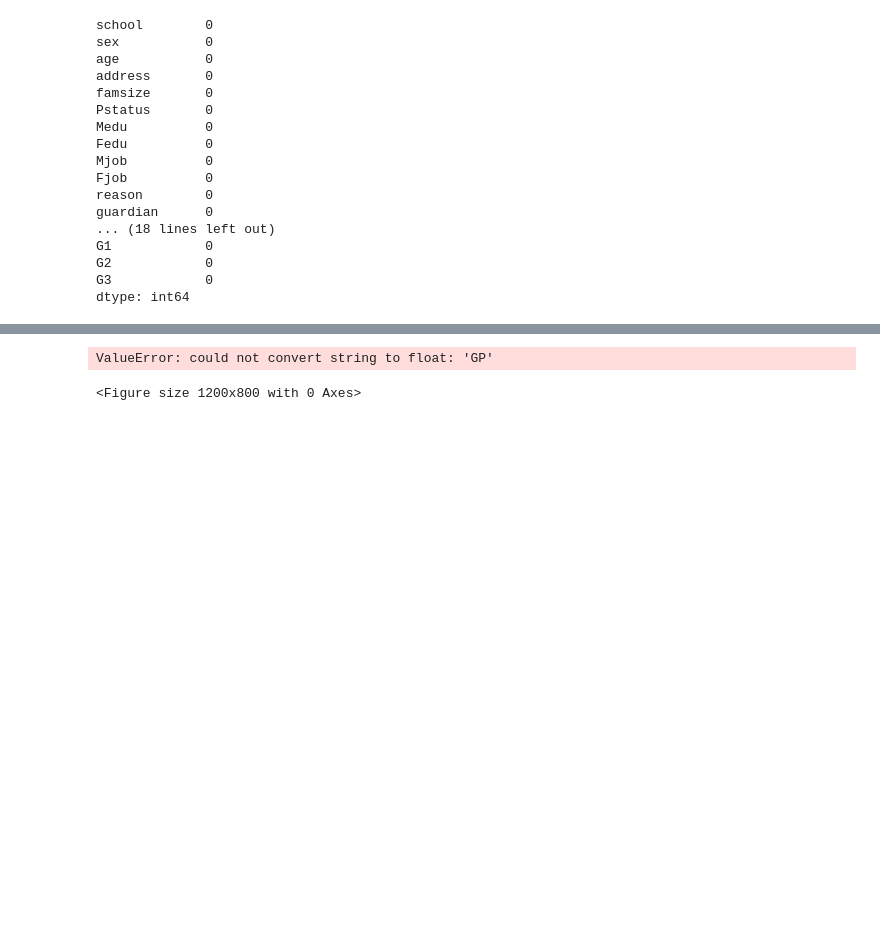
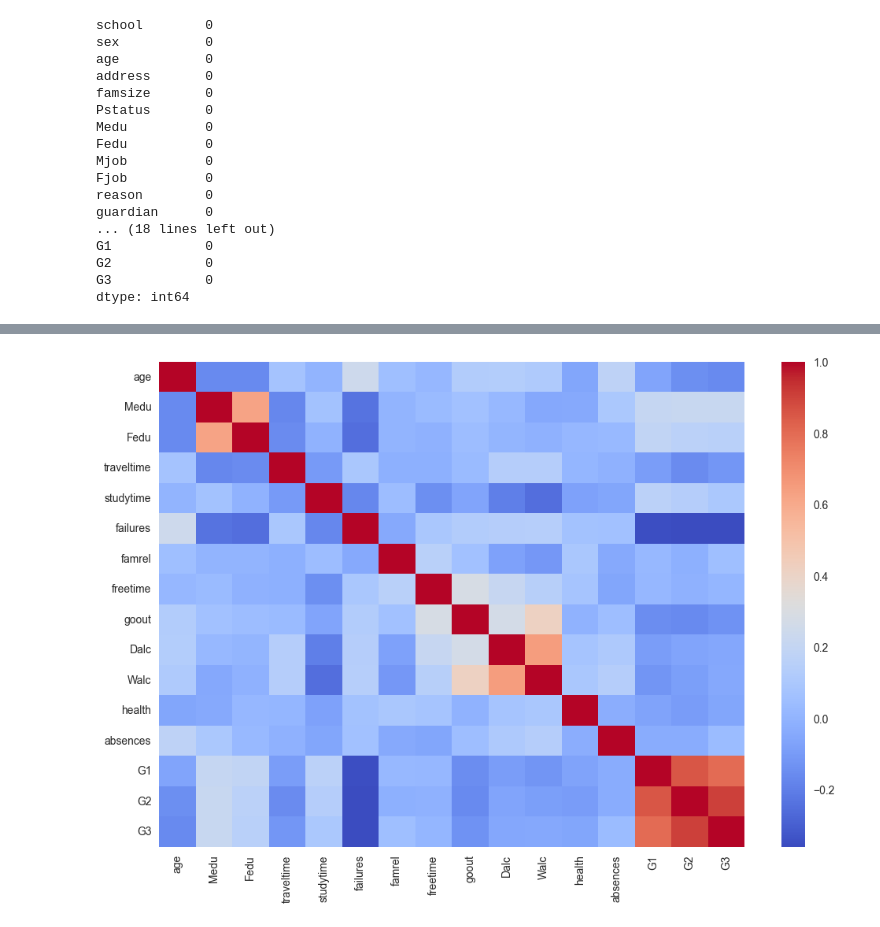
Before and after one commit to chithira67/student-performance-ml, a Jupyter notebook: notebooks/01_EDA.ipynb, the cells around one changed output, grey strips where cells are left out. Saved outputs shown, nothing was run; the diff lists cells and outputs as text; code cells hidden in the pictures; blank space fills up the shorter version.

```diff
--- a/notebooks/01_EDA.ipynb
+++ b/notebooks/01_EDA.ipynb
@@ -84,11 +84,10 @@ df.describe()
 | max | 22.000000 | 4.000000 | 4.000000 | 4.000000 | 4.000000 | 3.000000 | 5.000000 | 5.000000 | 5.000000 | 5.000000 | ... |
 # %%
 plt.figure(figsize=(12,8))
-sns.heatmap(df.corr(), annot=False, cmap="coolwarm")
+sns.heatmap(df.select_dtypes(include='number').corr(), annot=False, cmap="coolwarm")
 plt.show()
 # %% [output]
-ValueError: could not convert string to float: 'GP'
-<Figure size 1200x800 with 0 Axes>
+[figure, added]
 # %%
 sns.histplot(df["G3"], kde=True)
 plt.title("Final Grade Distribution")
```
Also changed, not shown: parts of 3 cells of this notebook, 5 other files.
